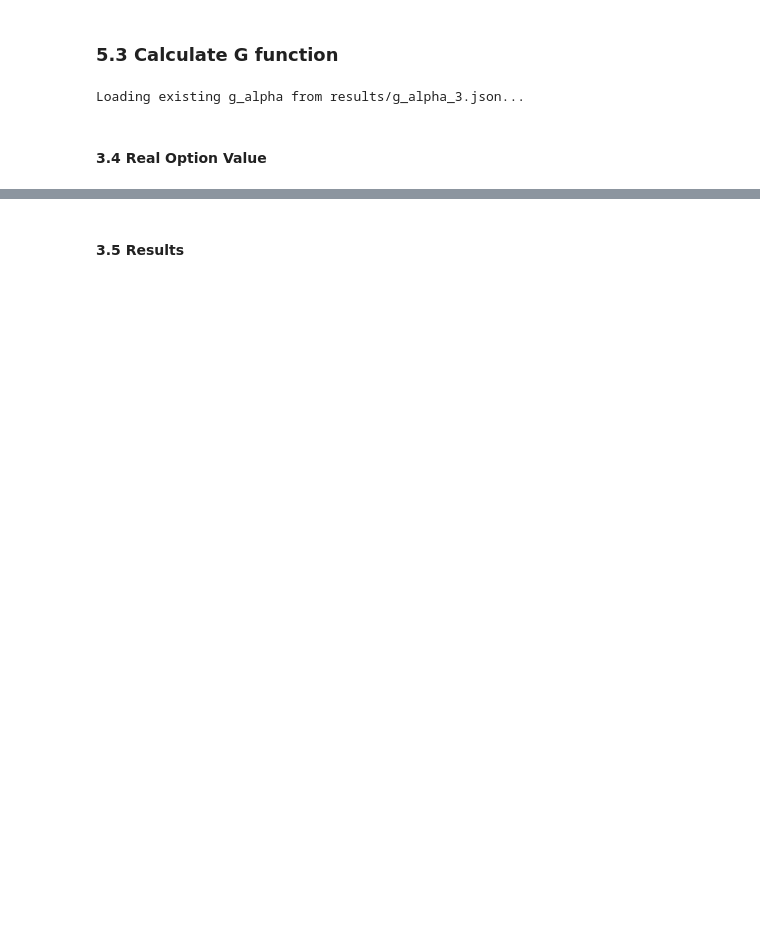
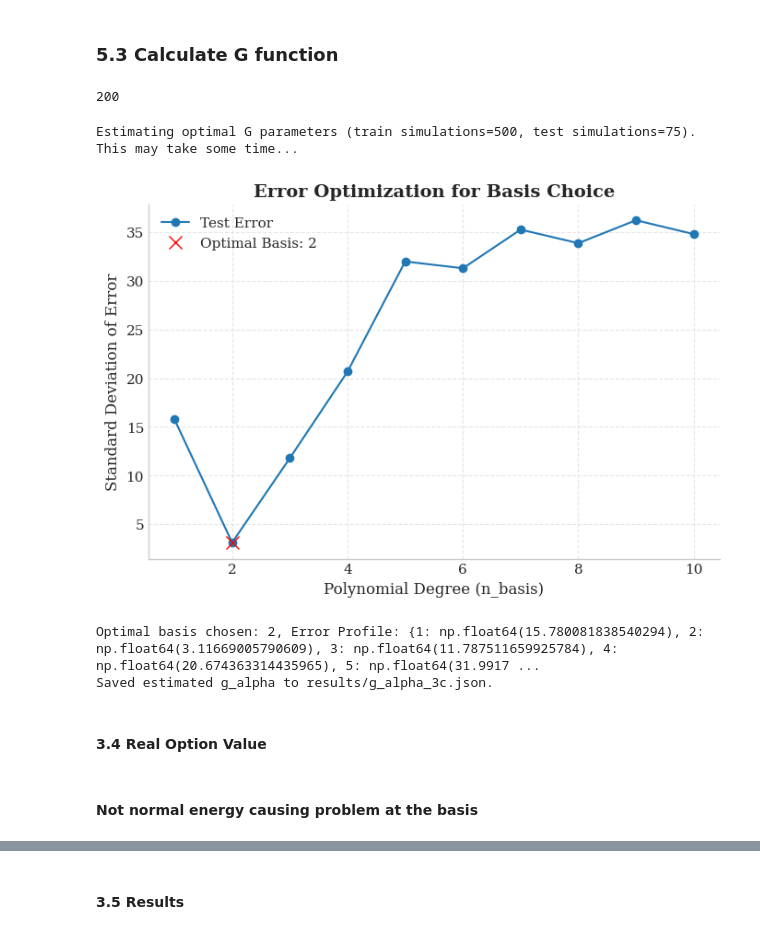
Before and after one commit to amacias-afma/montecarlohedge, a Jupyter notebook: notebooks/main.ipynb, the cells around one changed output, grey strips where cells are left out. Drawn from its saved outputs; the diff is of its cells as text; code cells hidden in the pictures; blank space fills up the shorter version.

```diff
--- a/notebooks/main.ipynb
+++ b/notebooks/main.ipynb
@@ -659,16 +664,27 @@ export_figure(fig, "sce3_simulated_revenue_paths")
 prices, delta_prices = delta_n_prices(price_simulations, rho, list_dates)
 # %% [markdown]
 ### 5.3 Calculate G function
+# %%
+# g_simulations_train
+g_simulations_test
+# %% [output]
+200
 # %%
 g_alpha = gf.estimate_or_load_g_alpha(
     prices=prices,
     delta_prices=delta_prices,
     investment_parameters=investment_parameters,
     other_parameters=other_parameters,
-    g_simulations_train=g_simulations_train,
-    g_simulations_test=g_simulations_test,
-    model_type="scenario3", # You can change this identifier if needed
-    filepath="results/g_alpha_3.json"
+    g_simulations_train=500,
+    g_simulations_test=75,
+
+    # g_simulations_train=g_simulations_train,
+    # g_simulations_test=g_simulations_test,
+    model_type="scenario3c", # You can change this identifier if needed
+    filepath="results/g_alpha_3c.json"
 )
 # %% [output]
-Loading existing g_alpha from results/g_alpha_3.json...
+Estimating optimal G parameters (train simulations=500, test simulations=75). This may take some time...
+[figure, added]
+Optimal basis chosen: 2, Error Profile: {1: np.float64(15.780081838540294), 2: np.float64(3.11669005790609), 3: np.float64(11.787511659925784), 4: np.float64(20.674363314435965), 5: np.float64(31.9917 ...
+Saved estimated g_alpha to results/g_alpha_3c.json.
@@ -675,5 +772,7 @@ Loading existing g_alpha from results/g_alpha_3.json...
 # %% [markdown]
 #### 3.4 Real Option Value
+# %% [markdown]
+#### Not normal energy causing problem at the basis
 # %%
 # 4. Run Real Option Valuation (LSMC)
 print("Calculating Real Option Value (Fixed Power Cost)...")
```
Also changed, not shown: parts of 11 cells of this notebook, 14 other files.
